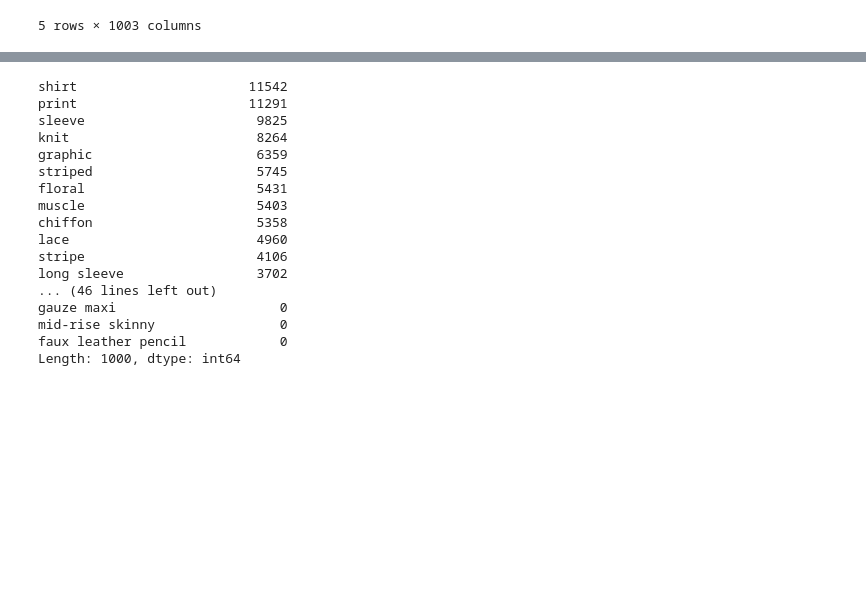
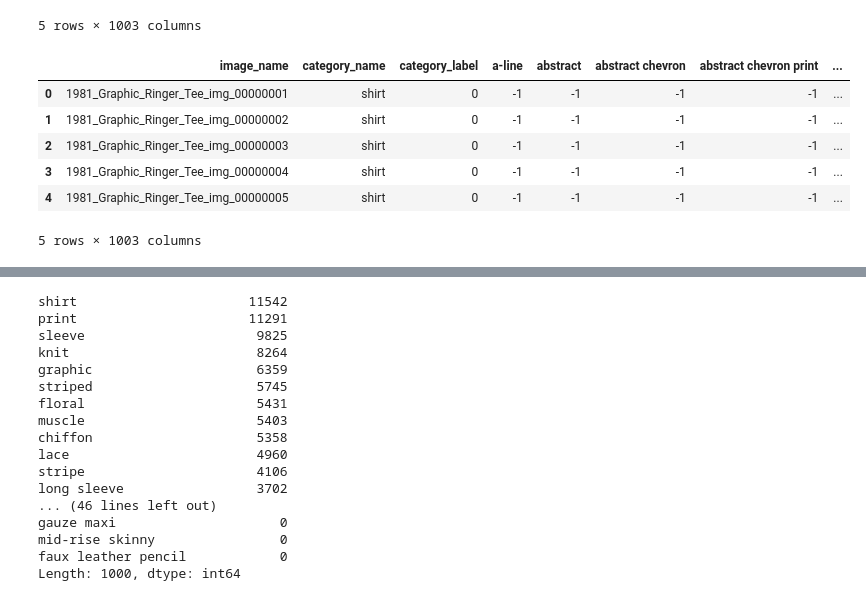
Before and after one commit to starsuzi/deep-fashion, a Jupyter notebook: explore-attributes.ipynb, the cells around one changed output, grey strips where cells are left out. Saved outputs shown, nothing was run; the diff lists cells and outputs as text; code cells hidden in the pictures; blank space fills up the shorter version.

```diff
--- a/explore-attributes.ipynb
+++ b/explore-attributes.ipynb
@@ -92,3 +92,16 @@ df_winterJacket_attr_combined.head()
 | 3 | Corduroy_Hooded_Parka_img_00000004 | winter jacket | 4 | -1 | -1 | -1 | -1 | ... |
 | 4 | Corduroy_Hooded_Parka_img_00000005 | winter jacket | 4 | -1 | -1 | -1 | -1 | ... |
 5 rows × 1003 columns
+# %%
+df_attr_category_combined = pd.concat([df_shirt_attr_combined, df_jumper_attr_combined, df_jacket_attr_combined, df_winterJacket_attr_combined, df_coat_attr_combined, df_dress_attr_combined, df_pants_attr_combined, df_skirt_attr_combined],
+                                      ignore_index=True)
+# %%
+df_attr_category_combined.head()
+# %% [output]
+|  | image_name | category_name | category_label | a-line | abstract | abstract chevron | abstract chevron print | ... |
+| 0 | 1981_Graphic_Ringer_Tee_img_00000001 | shirt | 0 | -1 | -1 | -1 | -1 | ... |
+| 1 | 1981_Graphic_Ringer_Tee_img_00000002 | shirt | 0 | -1 | -1 | -1 | -1 | ... |
+| 2 | 1981_Graphic_Ringer_Tee_img_00000003 | shirt | 0 | -1 | -1 | -1 | -1 | ... |
+| 3 | 1981_Graphic_Ringer_Tee_img_00000004 | shirt | 0 | -1 | -1 | -1 | -1 | ... |
+| 4 | 1981_Graphic_Ringer_Tee_img_00000005 | shirt | 0 | -1 | -1 | -1 | -1 | ... |
+5 rows × 1003 columns
```
Also changed, not shown: parts of 9 cells of this notebook.
